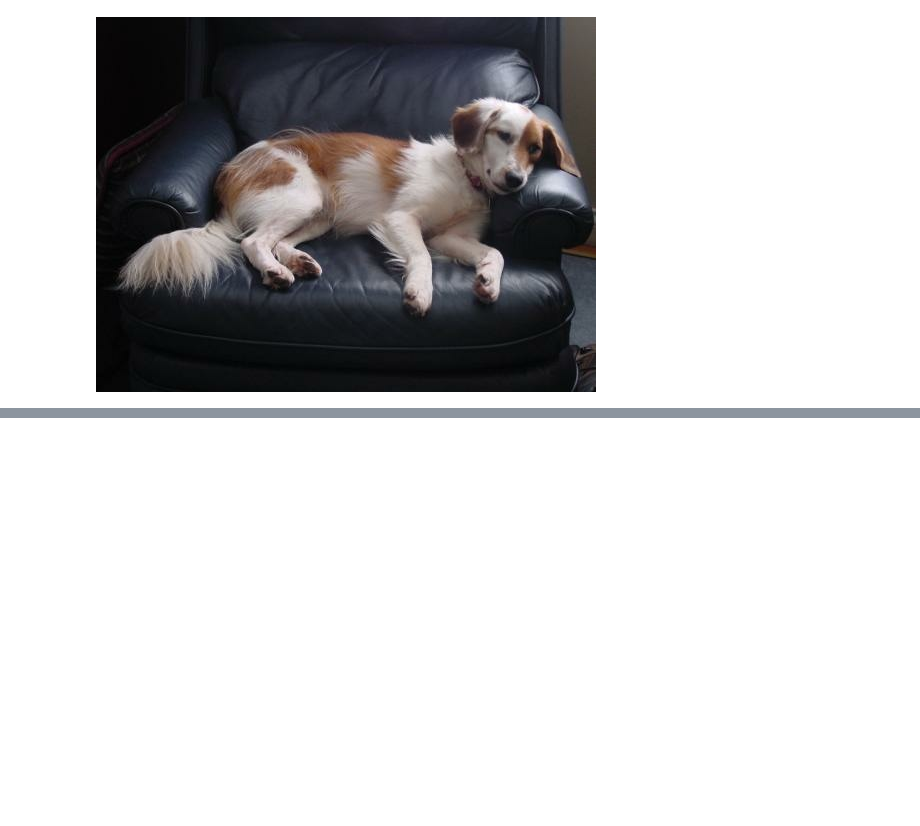
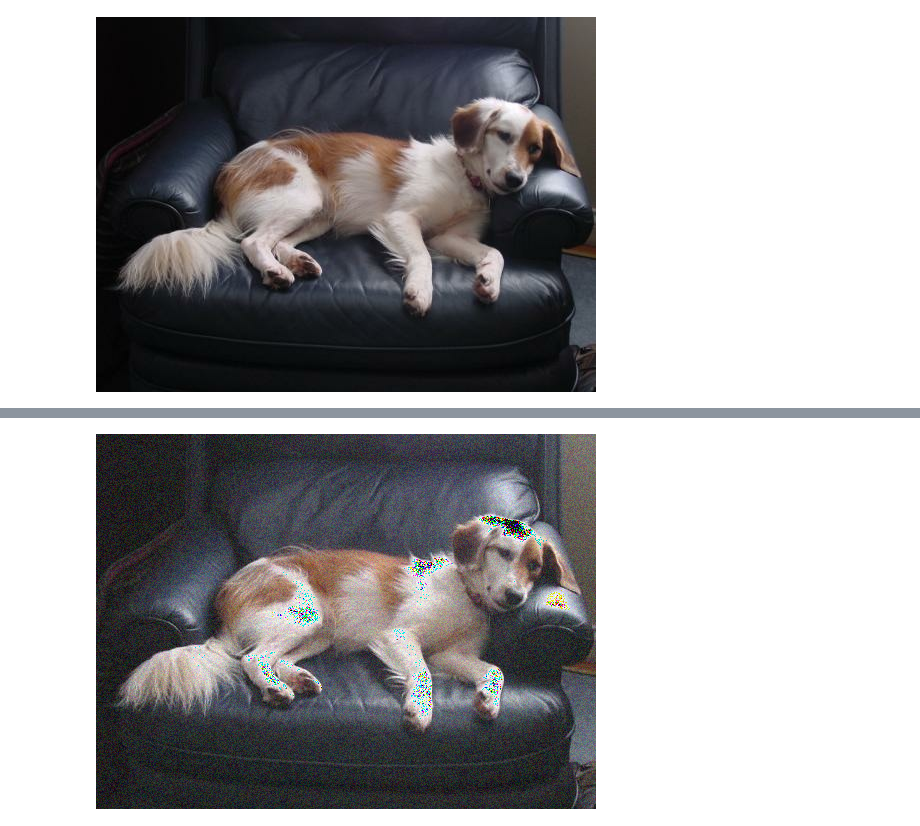
Before and after one commit to CHxNOBODY/CS-01418262, a Jupyter notebook: Lab/Lab03.ipynb, the cells around one changed output, grey strips where cells are left out. Drawn from its saved outputs; the diff is of its cells as text; code cells hidden in the pictures; blank space fills up the shorter version.

```diff
--- a/Lab/Lab03.ipynb
+++ b/Lab/Lab03.ipynb
@@ -410,0 +423,10 @@ image_random
+# %%
+import numpy as np
+
+img_array = np.array(image_random)
+noise = np.random.uniform(0, 50, img_array.shape).astype("uint8")
+image_noise = np.clip(img_array + noise, 0, 255)
+image_noise = Image.fromarray(image_noise.astype(np.uint8))
+image_noise
+# %% [output]
+[figure, added]
```
Also changed, not shown: parts of 3 cells of this notebook.
